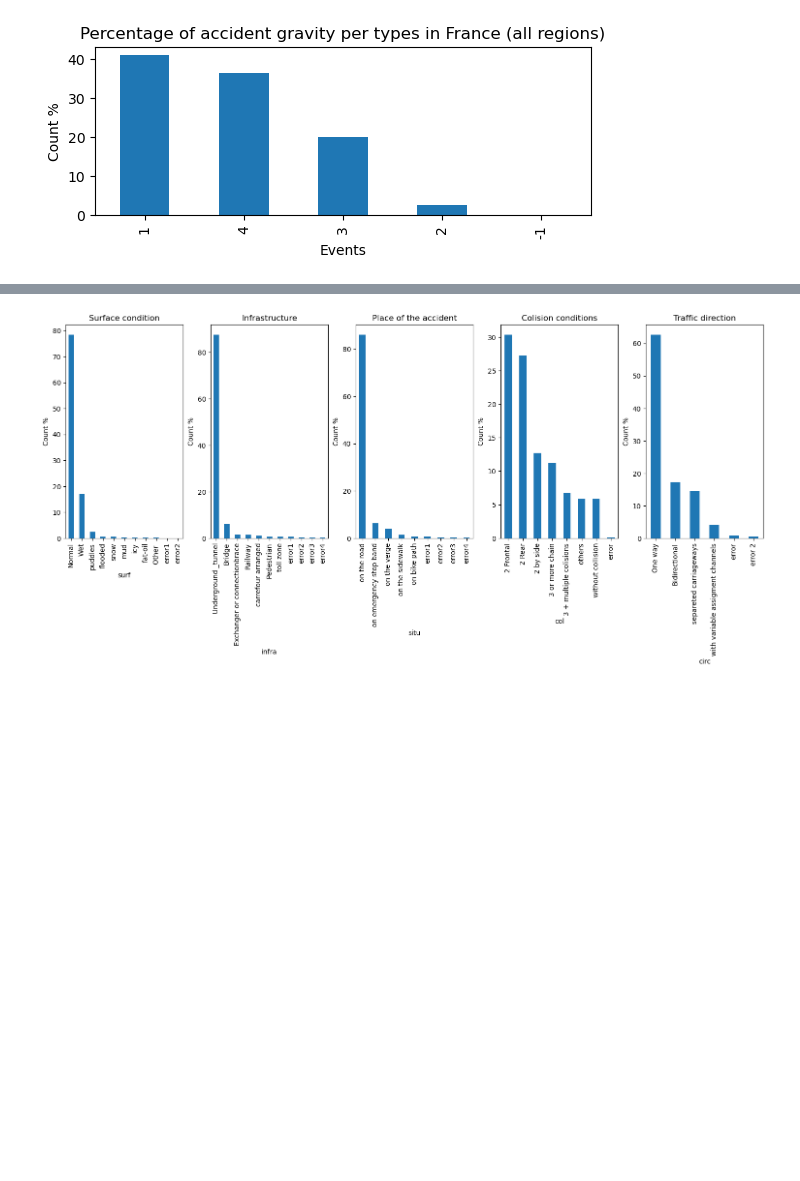
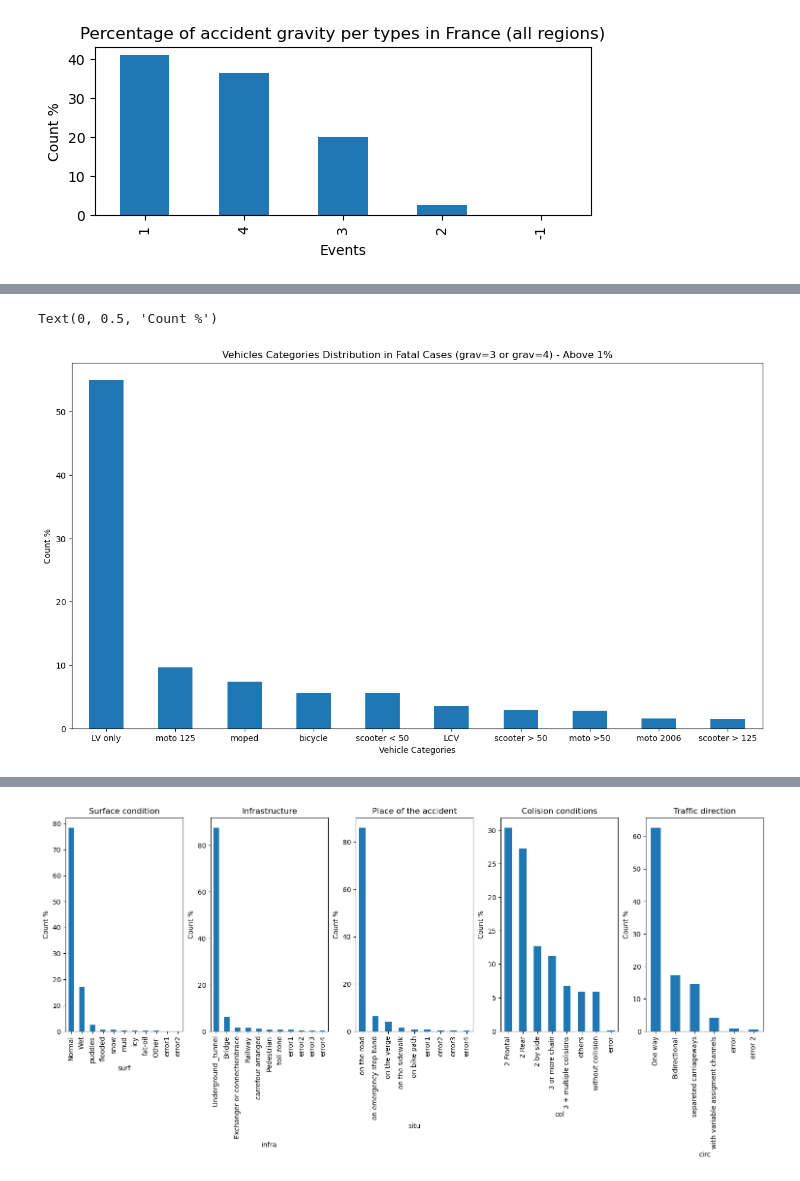
Before and after one commit to tiagoru/Road_accidents_france, a Jupyter notebook: Final_Notebook_2_data_cleaning_imputation_encoding.ipynb, the cells around one changed output, grey strips where cells are left out. Saved outputs shown, nothing was run; the diff lists cells and outputs as text; code cells hidden in the pictures; blank space fills up the shorter version.

```diff
--- a/Final_Notebook_2_data_cleaning_imputation_encoding.ipynb
+++ b/Final_Notebook_2_data_cleaning_imputation_encoding.ipynb
@@ -306,4 +325,29 @@ Passing `palette` without assigning `hue` is deprecated and will be removed in v
 [figure]
+# %%
+# exploring catv
+plt.figure(figsize=(15, 8))
+
+# Filter the dataframe for cases where 'grav' 3 and 4
+fatal_grav_3_4 = df[df['grav'].isin([3, 4])]
+
+# Calculate event percentages
+event_counts = fatal_grav_3_4['catv'].value_counts()
+event_percentages = (event_counts / event_counts.sum()) * 100
+
+# Filter categories with percentage above 1% because we have more than 50 categories here
+filtered_event_percentages = event_percentages[event_percentages > 1]
+
+# Plot the distribution of vehicle categories for fatal cases with grav 3 or 4
+filtered_event_percentages.plot.bar()
+
+labels =['LV only', 'moto 125', 'moped','bicycle', 'scooter < 50', 'LCV','scooter > 50','moto >50' ,'moto 2006','scooter > 125']
+plt.title('Vehicles Categories Distribution in Fatal Cases (grav=3 or grav=4) - Above 1%')
+plt.xticks(range(len(filtered_event_percentages)),labels, rotation=0)
+plt.xlabel('Vehicle Categories')
+plt.ylabel('Count %')
+# %% [output]
+Text(0, 0.5, 'Count %')
+[figure, added]
 # %%
 # exploring variables that might contribute to the accidents
 plt.figure(figsize=(15, 5))
```
Also changed, not shown: parts of 8 cells of this notebook.
